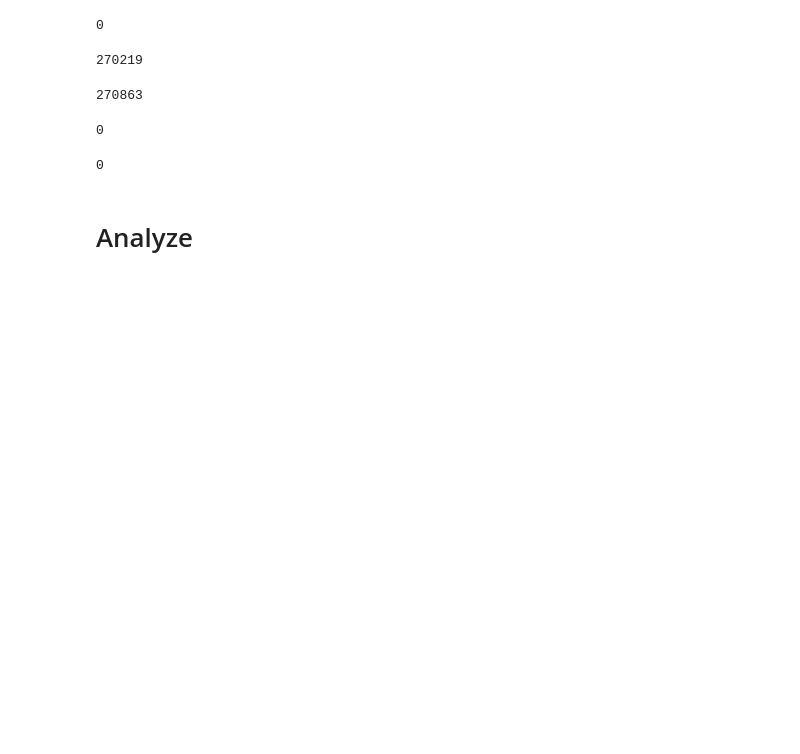
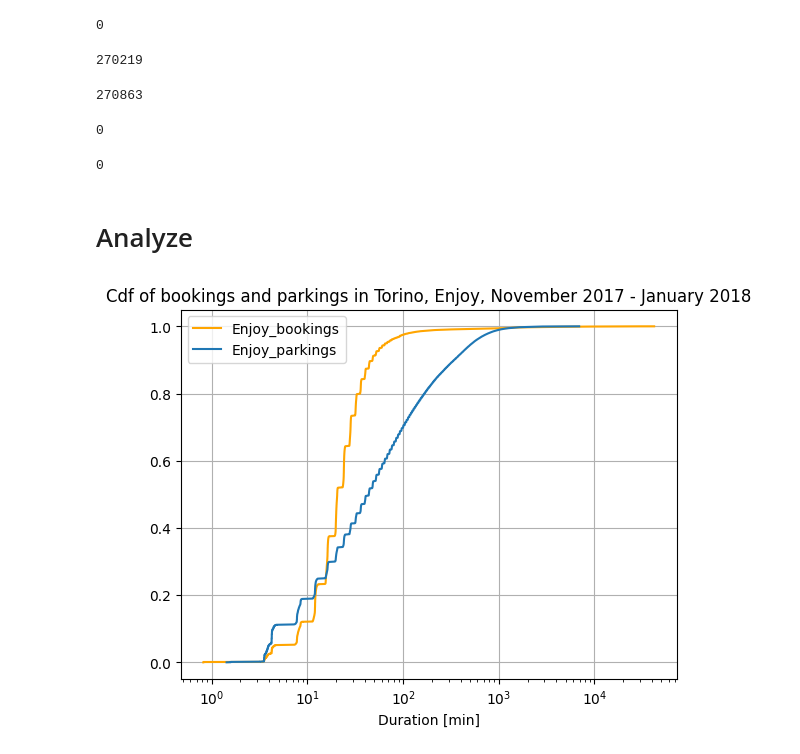
Before and after one commit to A-M-Alizadeh/MobilityLabs, a Jupyter notebook: Lab1.ipynb, the cells around one changed output. Saved outputs shown, nothing was run; the diff lists cells and outputs as text; code cells hidden in the pictures; blank space fills up the shorter version.

```diff
--- a/Lab1.ipynb
+++ b/Lab1.ipynb
@@ -323,0 +190,7 @@ plt.show()
+# %%
+import matplotlib.pyplot as plt
+import numpy as np
+import datetime
+
+start_unix_time = datetime.datetime.strptime("01/11/2017", "%d/%m/%Y").timestamp()
+end_unix_time = datetime.datetime.strptime("31/01/2018", "%d/%m/%Y").timestamp()
@@ -323,0 +249,10 @@ plt.show()
+# %%
+City = 'Torino'
+Nov_Jan_Bookings = enjoy_permenant_booking.aggregate(piper(City,start_unix_time,end_unix_time))
+Nov_Jan_Parkings = enjoy_permenant_parking.aggregate(piper(City,start_unix_time,end_unix_time))
+
+booking_durations, booking_cumulated_data = normalizer(Nov_Jan_Bookings)
+parking_durations, parking_cumulated_data = normalizer(Nov_Jan_Parkings)
+plotter(booking_durations, booking_cumulated_data, parking_durations, parking_cumulated_data,City, 'Enjoy')
+# %% [output]
+[figure, added]
```
Also changed, not shown: parts of 7 cells of this notebook, 3 other files.
